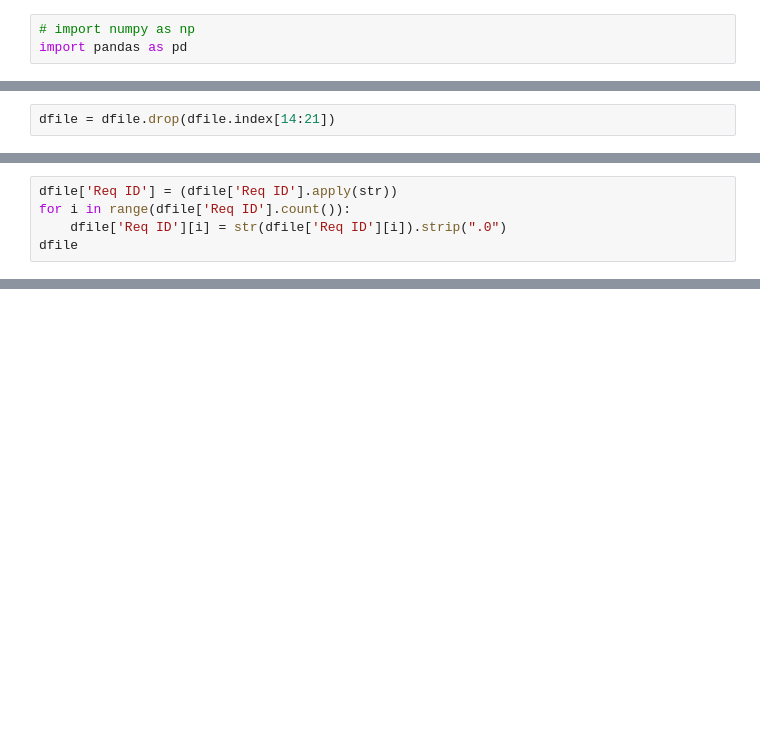
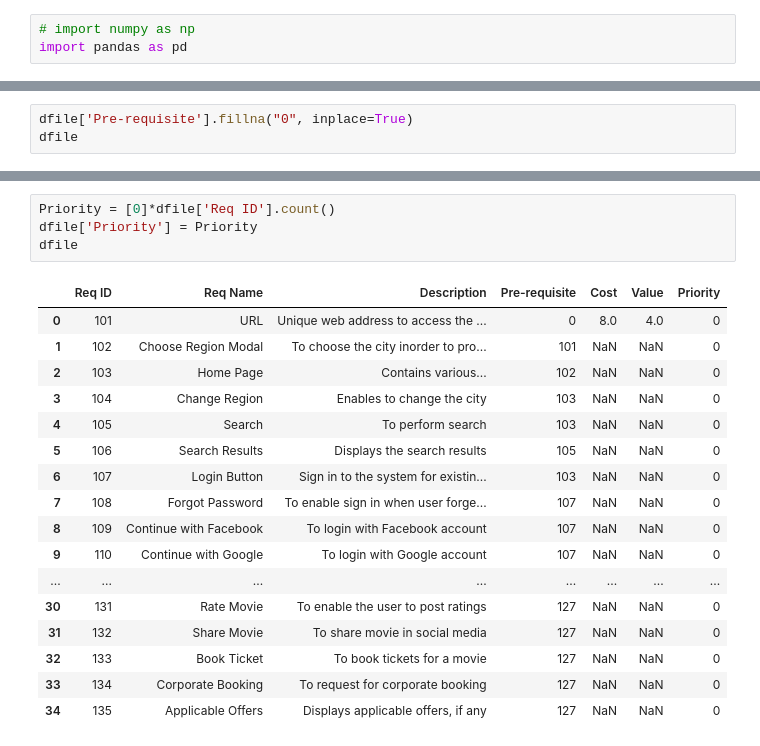
Before and after one commit to GocGamaar/Requirement-Prioritization, a Jupyter notebook: BMS Requirements.ipynb, the cells around one changed output, grey strips where cells are left out. Cells and saved outputs as stored; diff of their text form; blank space fills up the shorter version.

Commit message:
Partial Dset & Priority column

```diff
--- a/BMS Requirements.ipynb
+++ b/BMS Requirements.ipynb
@@ -25,2 +24,0 @@ dfile
-# %%
-dfile = dfile.drop(dfile.index[14:21])
@@ -45,5 +24,0 @@ dfile
-# %%
-dfile['Req ID'] = (dfile['Req ID'].apply(str))
-for i in range(dfile['Req ID'].count()):
-    dfile['Req ID'][i] = str(dfile['Req ID'][i]).strip(".0")
-dfile
@@ -69,0 +25,3 @@ See the caveats in the documentation: http://pandas.pydata.org/pandas-docs/stabl
+# %%
+dfile['Pre-requisite'].fillna("0", inplace=True)
+dfile
@@ -69,0 +46,22 @@ See the caveats in the documentation: http://pandas.pydata.org/pandas-docs/stabl
+# %%
+Priority = [0]*dfile['Req ID'].count()
+dfile['Priority'] = Priority
+dfile
+# %% [output]
+|  | Req ID | Req Name | Description | Pre-requisite | Cost | Value | Priority |
+| 0 | 101 | URL | Unique web address to access the ... | 0 | 8.0 | 4.0 | 0 |
+| 1 | 102 | Choose Region Modal | To choose the city inorder to pro... | 101 | NaN | NaN | 0 |
+| 2 | 103 | Home Page | Contains various... | 102 | NaN | NaN | 0 |
+| 3 | 104 | Change Region | Enables to change the city | 103 | NaN | NaN | 0 |
+| 4 | 105 | Search | To perform search | 103 | NaN | NaN | 0 |
+| 5 | 106 | Search Results | Displays the search results | 105 | NaN | NaN | 0 |
+| 6 | 107 | Login Button | Sign in to the system for existin... | 103 | NaN | NaN | 0 |
+| 7 | 108 | Forgot Password | To enable sign in when user forge... | 107 | NaN | NaN | 0 |
+| 8 | 109 | Continue with Facebook | To login with Facebook account | 107 | NaN | NaN | 0 |
+| 9 | 110 | Continue with Google | To login with Google account | 107 | NaN | NaN | 0 |
+| ... | ... | ... | ... | ... | ... | ... | ... |
+| 30 | 131 | Rate Movie | To enable the user to post ratings | 127 | NaN | NaN | 0 |
+| 31 | 132 | Share Movie | To share movie in social media | 127 | NaN | NaN | 0 |
+| 32 | 133 | Book Ticket | To book tickets for a movie | 127 | NaN | NaN | 0 |
+| 33 | 134 | Corporate Booking | To request for corporate booking | 127 | NaN | NaN | 0 |
+| 34 | 135 | Applicable Offers | Displays applicable offers, if any | 127 | NaN | NaN | 0 |
```
Also changed, not shown: parts of 4 cells of this notebook.
